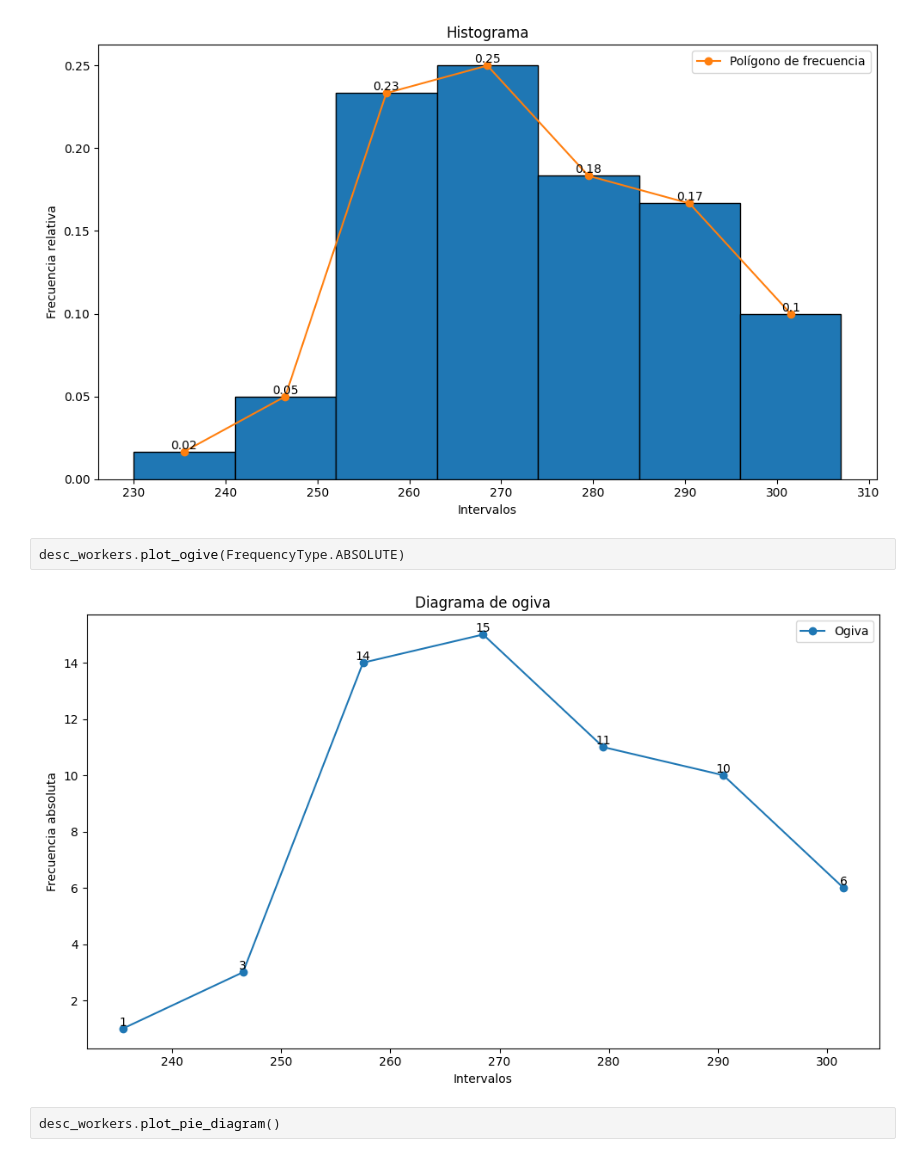
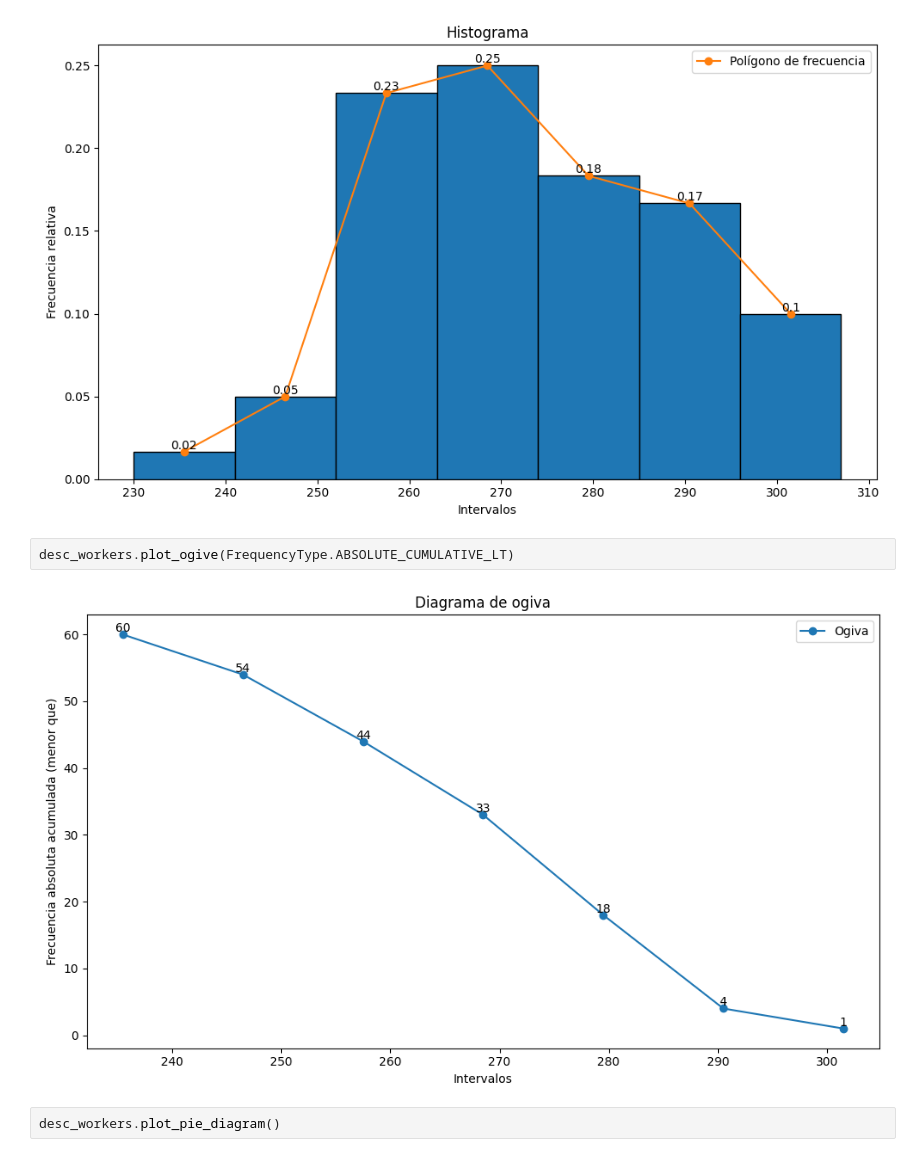
Before and after one commit to pranthony/estadistic, a Jupyter notebook: notebooks/examen_g1.ipynb, the cells around one changed output. Saved outputs shown, nothing was run; the diff lists cells and outputs as text.

```diff
--- a/notebooks/examen_g1.ipynb
+++ b/notebooks/examen_g1.ipynb
@@ -36,9 +36,9 @@ desc_workers.plot_histogram(relative=True, polygon=True)
 # %% [output]
 [figure]
 # %%
-desc_workers.plot_ogive(FrequencyType.ABSOLUTE)
+desc_workers.plot_ogive(FrequencyType.ABSOLUTE_CUMULATIVE_LT)
 # %% [output]
-[figure, old version]
+[figure, new version]
 # %%
 desc_workers.plot_pie_diagram()
 # %% [output]
```
Also changed, not shown: 9 other files.
